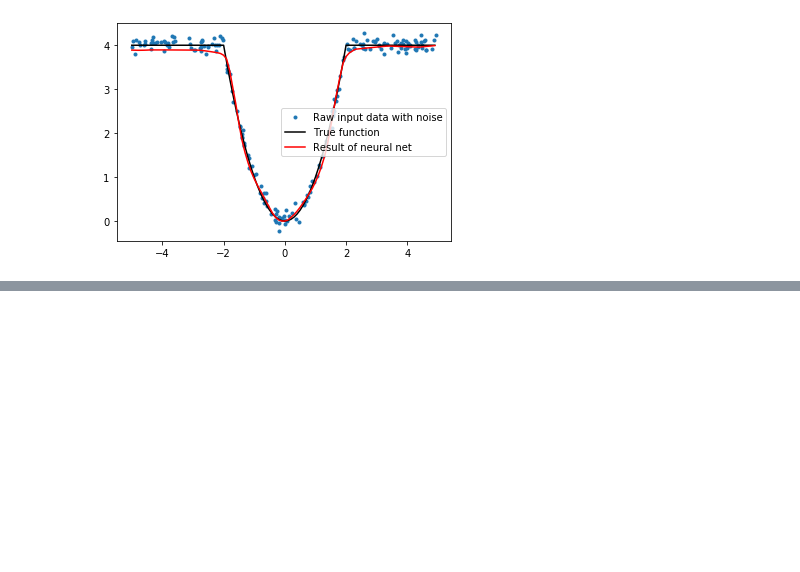
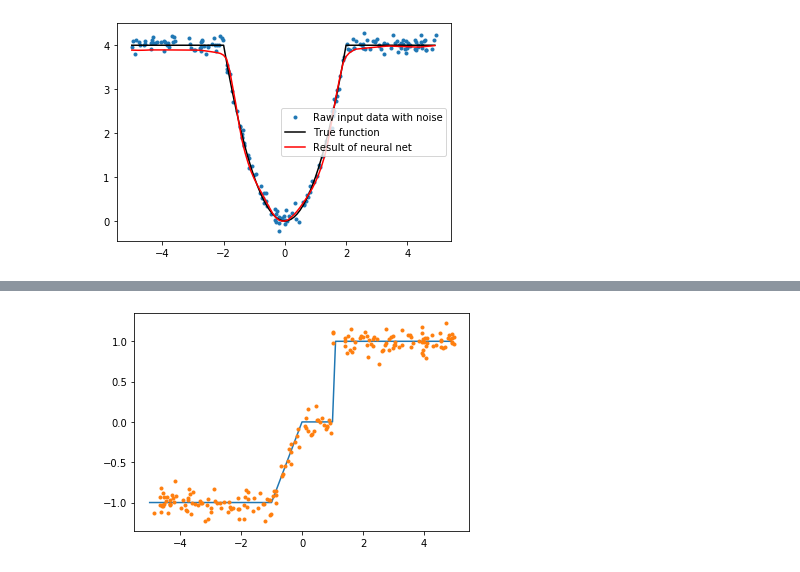
Before and after one commit to HoangTrieuVy-LE/Binary-Neural-Network, a Jupyter notebook: Keras-Approcher des fonctions - pentes spécifiques.ipynb, the cells around one changed output, grey strips where cells are left out. Cells and saved outputs as stored; diff of their text form; code cells hidden in the pictures; blank space fills up the shorter version.

```diff
--- a/Keras-Approcher des fonctions - pentes spécifiques.ipynb
+++ b/Keras-Approcher des fonctions - pentes spécifiques.ipynb
@@ -122,0 +183,19 @@ plt.legend()
+# %%
+def func3(x):
+    y = np.copy(x)
+    y[np.where((x<-1))] = -1
+    y[np.where((x>0) &(x<1))] = 0
+    y[np.where(x>=1)] = 1
+    return y
+
+Xtest = np.arange(-5, 5, 0.1)
+Ytest3 = func3(Xtest)
+
+Xlearn = np.random.uniform(-5, 5, size=(200))
+Ylearn3 = func3(Xlearn) + 0.1*np.random.normal(0,1,len(Xlearn))
+# %%
+plt.plot(Xtest, Ytest3)
+plt.plot(Xlearn, Ylearn3, '.', label='Raw input data with noise')
+plt.show()
+# %% [output]
+[figure, added]
```
Also changed, not shown: parts of 13 cells of this notebook.
